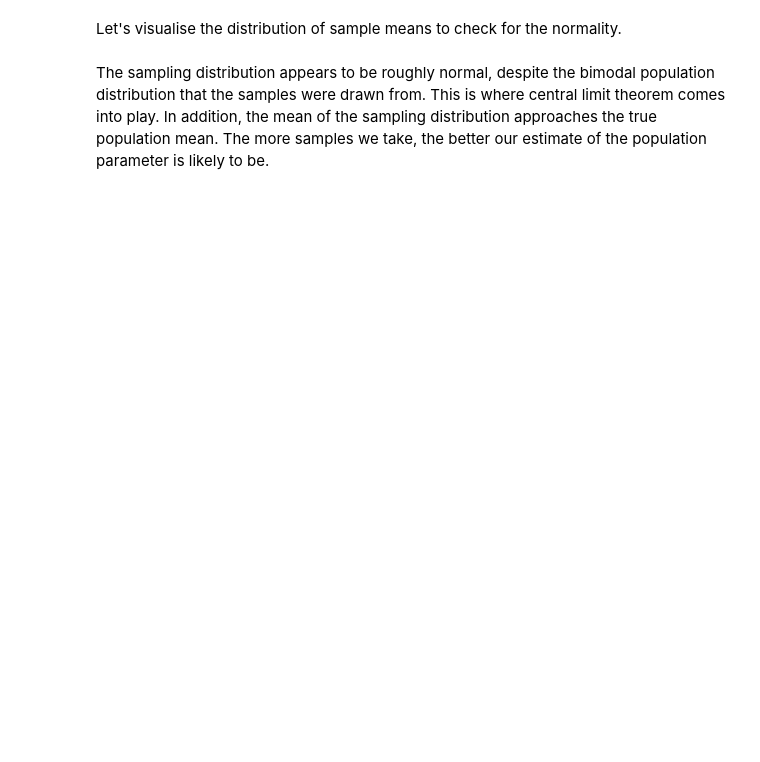
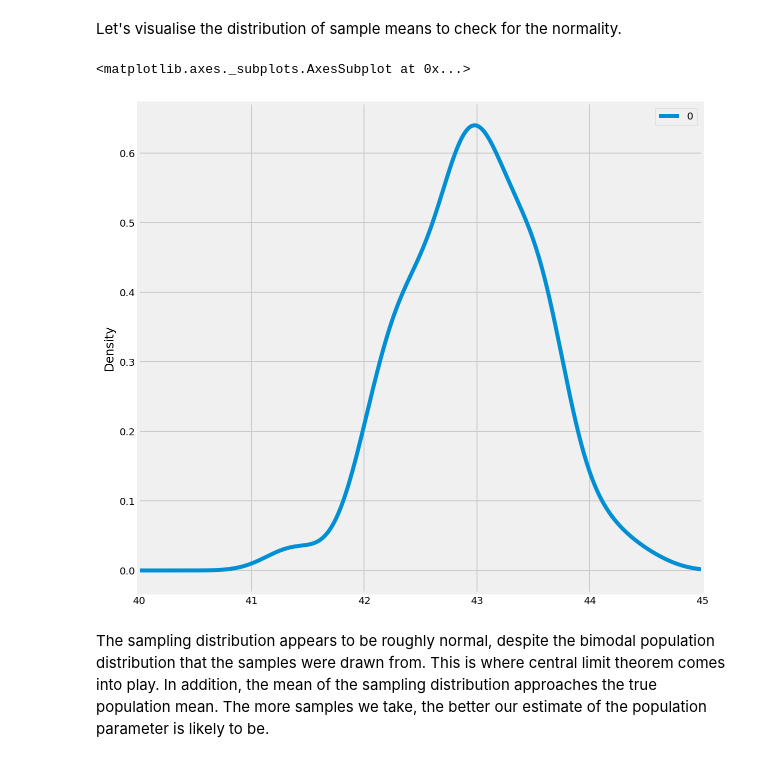
Before and after one commit to MissAle17/dsc-2-19-15-confidence-intervals-lab-online-ds-sp-000, a Jupyter notebook: index.ipynb, the cells around one changed output. Drawn from its saved outputs; the diff is of its cells as text; code cells hidden in the pictures; blank space fills up the shorter version.

```diff
--- a/index.ipynb
+++ b/index.ipynb
@@ -85,11 +85,11 @@ np.random.seed(15)
 
 # Take random sample of size 500
 sample_size = 500
-sample = sample = np.random.choice(a= population_ages,size=500)
+sample = np.random.choice(a= population_ages,size=500)
 
 # Calculate sample mean and standard deviation
-sample_mean = pd.DataFrame(pop_ages).sum()/sample_size
-sample_std = pd.DataFrame(pop_ages).std()
+sample_mean = sample.sum()/sample_size
+sample_std = sample.std()
 
 print ("Sample mean:", sample_mean)
 print ("Sample std.:", sample_std)
@@ -121,10 +118,13 @@ point_estimates = []         # Make empty list to hold point estimates
 # Take 100 samples and generate 100 point estimates using a for loop.
 # append sample means to get point estimates
 
+for i in range(100):
+    sample = np.random.choice(a=population_ages, size=500)
+    point_estimates.append(sample.mean())
 
 # Convert the point_estimates into a pandas dataframe
 # Calculate and print descriptive statistics for the dataframe
-
+pd.DataFrame(point_estimates).describe()
 # count	100.000000
 # mean	42.959380
 # std	0.586404
@@ -137,6 +147,10 @@ point_estimates = []         # Make empty list to hold point estimates
 Let's visualise the distribution of sample means to check for the normality.
 # %%
 #Visualize the point estimates by plotting a density plot (use pandas)
+pd.DataFrame(point_estimates).plot(kind="density", figsize=(9,9), xlim=(40,45))
+# %% [output]
+<matplotlib.axes._subplots.AxesSubplot at 0x...>
+[figure, added]
 # %% [markdown]
 The sampling distribution appears to be roughly normal, despite the bimodal population distribution that the samples were drawn from. This is where central limit theorem comes into play. In addition, the mean of the sampling distribution approaches the true population mean. The more samples we take, the better our estimate of the population parameter is likely to be.
 # %% [markdown]
```
Also changed, not shown: parts of 3 cells of this notebook.
